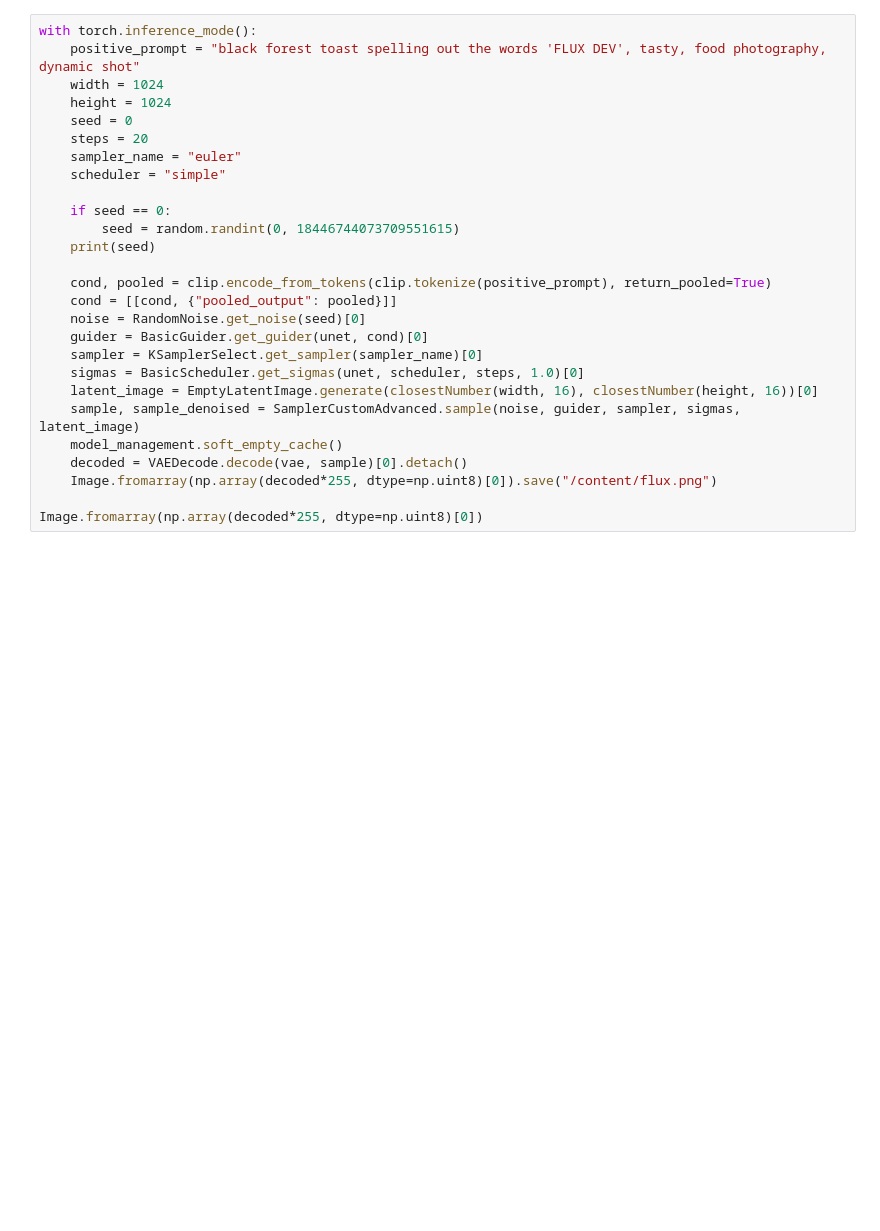
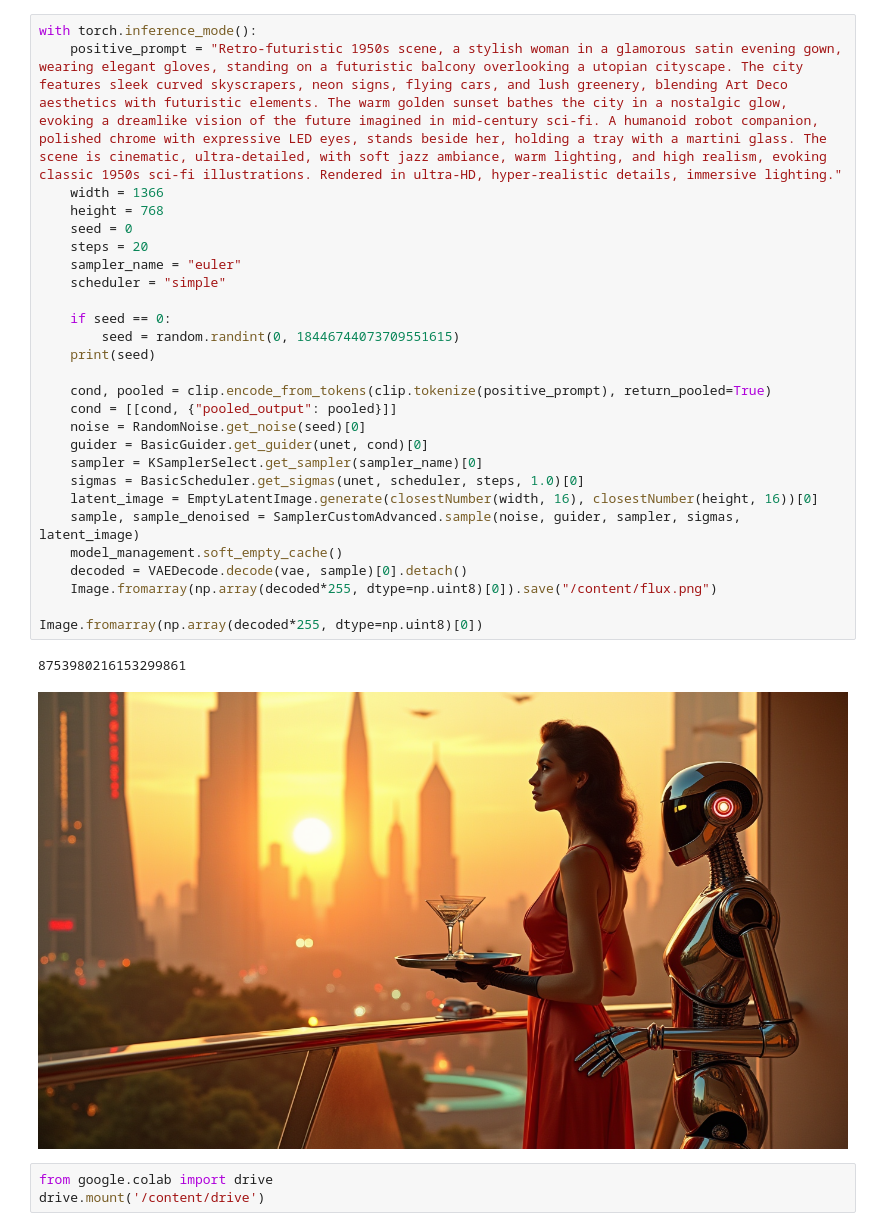
Before and after one commit to sergiimaniuk/AppJs, a Jupyter notebook: flux.1-dev_jupyter.ipynb, the cells around one changed output. Drawn from its saved outputs; the diff is of its cells as text; blank space fills up the shorter version.

```diff
--- a/flux.1-dev_jupyter.ipynb
+++ b/flux.1-dev_jupyter.ipynb
@@ -55,27 +70,33 @@ fatal: destination path '/content/TotoroUI' already exists and is not an empty d
 # %%
 with torch.inference_mode():
-    positive_prompt = "black forest toast spelling out the words 'FLUX DEV', tasty, food photography, dynamic shot"
-    width = 1024
-    height = 1024
+    positive_prompt = "Retro-futuristic 1950s scene, a stylish woman in a glamorous satin evening gown, wearing elegant gloves, standing on a futuristic balcony overlooking a utopian cityscape. The city features sleek curved skyscrapers, neon signs, flying cars, and lush greenery, blending Art Deco aesthetics with futuristic elements. The warm golden sunset bathes the city in a nostalgic glow, evoking a dreamlike vision of the future imagined in mid-century sci-fi. A humanoid robot companion, polished chrome with expressive LED eyes, stands beside her, holding a tray with a martini glass. The scene is cinematic, ultra-detailed, with soft jazz ambiance, warm lighting, and high realism, evoking classic 1950s sci-fi illustrations. Rendered in ultra-HD, hyper-realistic details, immersive lighting."
+    width = 1366
+    height = 768
     seed = 0
     steps = 20
     sampler_name = "euler"
     scheduler = "simple"
 
     if seed == 0:
         seed = random.randint(0, 18446744073709551615)
     print(seed)
 
     cond, pooled = clip.encode_from_tokens(clip.tokenize(positive_prompt), return_pooled=True)
     cond = [[cond, {"pooled_output": pooled}]]
     noise = RandomNoise.get_noise(seed)[0]
     guider = BasicGuider.get_guider(unet, cond)[0]
     sampler = KSamplerSelect.get_sampler(sampler_name)[0]
     sigmas = BasicScheduler.get_sigmas(unet, scheduler, steps, 1.0)[0]
     latent_image = EmptyLatentImage.generate(closestNumber(width, 16), closestNumber(height, 16))[0]
     sample, sample_denoised = SamplerCustomAdvanced.sample(noise, guider, sampler, sigmas, latent_image)
     model_management.soft_empty_cache()
     decoded = VAEDecode.decode(vae, sample)[0].detach()
     Image.fromarray(np.array(decoded*255, dtype=np.uint8)[0]).save("/content/flux.png")
 
 Image.fromarray(np.array(decoded*255, dtype=np.uint8)[0])
+# %% [output]
+8753980216153299861
+[figure, added]
+# %%
+from google.colab import drive
+drive.mount('/content/drive')
```
Also changed, not shown: parts of 1 cell of this notebook.
